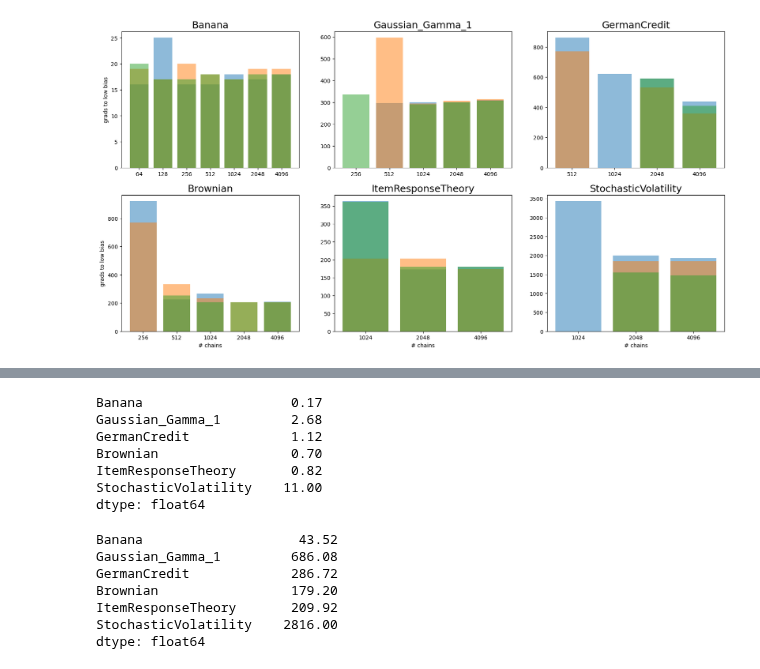
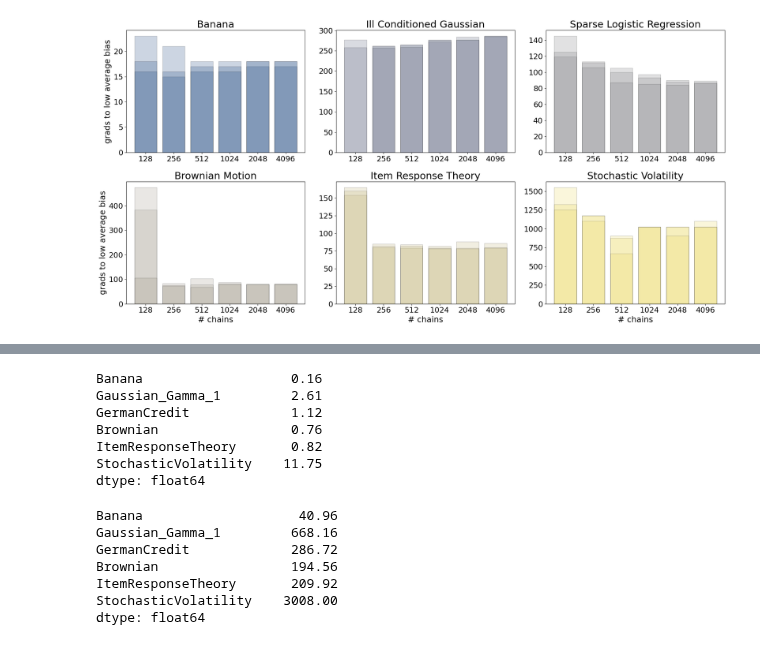
Before and after one commit to JakobRobnik/MicroCanonicalHMC, a Jupyter notebook: ensemble/main.ipynb, the cells around one changed output, grey strips where cells are left out. Saved outputs shown, nothing was run; the diff lists cells and outputs as text; code cells hidden in the pictures.

```diff
--- a/ensemble/main.ipynb
+++ b/ensemble/main.ipynb
@@ -1,5 +1,4 @@
 # %%
-
 import numpy as np
 import matplotlib.pyplot as plt
 import pandas as pd
@@ -8,6 +7,7 @@ import os, sys
 from matplotlib.image import imread
 
 names = ['Banana', 'Gaussian_Gamma_1', 'GermanCredit', 'Brownian', 'ItemResponseTheory', 'StochasticVolatility']
+names_long = ['Banana', 'Ill Conditioned Gaussian', 'Sparse Logistic Regression', 'Brownian Motion', 'Item Response Theory', 'Stochastic Volatility']
 # %%
 def pandas_matshow(df, x, y, z):
 
@@ -60,24 +60,32 @@ def showw(*params):
 # %%
 df = [pd.read_csv('img/chains/data'+str(i)+'.csv', sep= '\t') for i in range(3)]
 
-bias = 'bmax'
+bias = 'bavg'
+plt.rcParams['xtick.labelsize'] = 17
+plt.rcParams['ytick.labelsize'] = 17
+plt.rcParams['font.size'] = 18
 
 plt.figure(figsize= (20, 10))
 
-for it, t in enumerate(names):
+for it in range(len(names)):
+    color = plt.cm.cividis((0.5 + it) / len(names))
     plt.subplot(2, 3, it+1)
-    plt.title(t, fontsize = 18)
+    plt.title(names_long[it], fontsize = 22)
     for i in range(3):
-        plt.bar([str(val) for val in np.array(df[i]['chains'])], np.array(df[i]['grads_to_low_'+bias+'_' + t]), alpha= 0.5)
+        plt.bar([str(val) for val in np.array(df[i]['chains'])][1:], np.array(df[i]['grads_to_low_'+bias+'_' + names[it]])[1:], alpha = 0.2, color = color, edgecolor = 'black', linewidth= 1)
 
     if it % 3 == 0:
-        plt.ylabel('grads to low bias')
+        plt.ylabel('grads to low average bias')
 
     if it > 2:
         plt.xlabel('# chains')
+
+
+plt.tight_layout()
+plt.savefig('submission/chains.png')
 plt.show()
 # %% [output]
-[figure, old version]
+[figure, new version]
 # %%
 df[0]
 # %% [output]
@@ -95,17 +103,17 @@ DF = pd.DataFrame([[dff[dff['chains']==256]['grads_to_low_bavg_' + t].item() for
 display(DF / 100.)
 display(DF * (256./100.))
 # %% [output]
-Banana                   0.17
-Gaussian_Gamma_1         2.68
+Banana                   0.16
+Gaussian_Gamma_1         2.61
 GermanCredit             1.12
-Brownian                 0.70
+Brownian                 0.76
 ItemResponseTheory       0.82
-StochasticVolatility    11.00
+StochasticVolatility    11.75
 dtype: float64
-Banana                    43.52
-Gaussian_Gamma_1         686.08
+Banana                    40.96
+Gaussian_Gamma_1         668.16
 GermanCredit             286.72
-Brownian                 179.20
+Brownian                 194.56
 ItemResponseTheory       209.92
-StochasticVolatility    2816.00
+StochasticVolatility    3008.00
 dtype: float64
```
Also changed, not shown: 3 other files.
